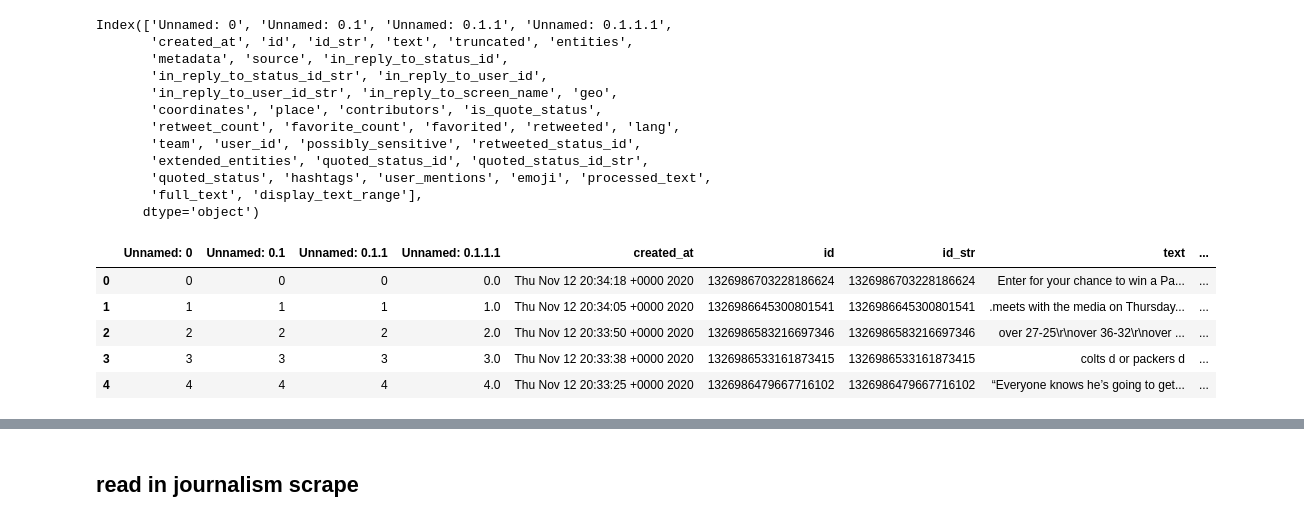
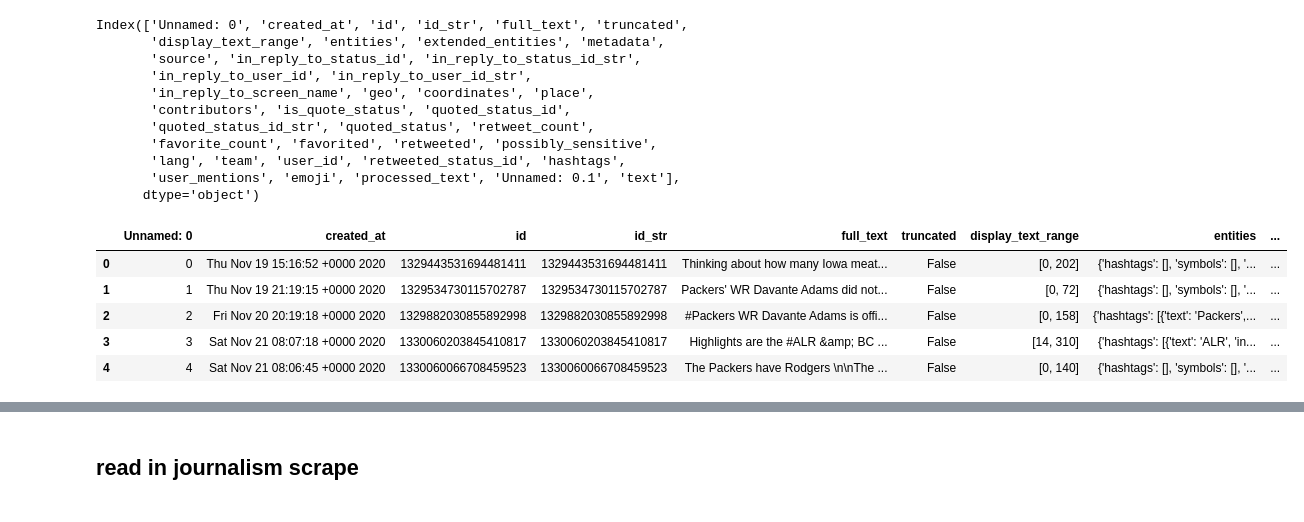
Before and after one commit to belosgood/NFL-popularity-contest, a Jupyter notebook: football-analysis.ipynb, the cells around one changed output, grey strips where cells are left out. Saved outputs shown, nothing was run; the diff lists cells and outputs as text; code cells hidden in the pictures.

```diff
--- a/football-analysis.ipynb
+++ b/football-analysis.ipynb
@@ -13,29 +13,28 @@ import random
 # %%
 pd.set_option('display.max_columns', None)
 pd.set_option('max_colwidth', 280)
 
-football_feed_df = pd.read_csv('football_feed_df.csv')
+football_feed_df = pd.read_csv('football_feed_df_final.csv')
 print(football_feed_df.columns)
 football_feed_df.head()
 # %% [output]
-Index(['Unnamed: 0', 'Unnamed: 0.1', 'Unnamed: 0.1.1', 'Unnamed: 0.1.1.1',
-       'created_at', 'id', 'id_str', 'text', 'truncated', 'entities',
-       'metadata', 'source', 'in_reply_to_status_id',
-       'in_reply_to_status_id_str', 'in_reply_to_user_id',
-       'in_reply_to_user_id_str', 'in_reply_to_screen_name', 'geo',
-       'coordinates', 'place', 'contributors', 'is_quote_status',
-       'retweet_count', 'favorite_count', 'favorited', 'retweeted', 'lang',
-       'team', 'user_id', 'possibly_sensitive', 'retweeted_status_id',
-       'extended_entities', 'quoted_status_id', 'quoted_status_id_str',
-       'quoted_status', 'hashtags', 'user_mentions', 'emoji', 'processed_text',
-       'full_text', 'display_text_range'],
+Index(['Unnamed: 0', 'created_at', 'id', 'id_str', 'full_text', 'truncated',
+       'display_text_range', 'entities', 'extended_entities', 'metadata',
+       'source', 'in_reply_to_status_id', 'in_reply_to_status_id_str',
+       'in_reply_to_user_id', 'in_reply_to_user_id_str',
+       'in_reply_to_screen_name', 'geo', 'coordinates', 'place',
+       'contributors', 'is_quote_status', 'quoted_status_id',
+       'quoted_status_id_str', 'quoted_status', 'retweet_count',
+       'favorite_count', 'favorited', 'retweeted', 'possibly_sensitive',
+       'lang', 'team', 'user_id', 'retweeted_status_id', 'hashtags',
+       'user_mentions', 'emoji', 'processed_text', 'Unnamed: 0.1', 'text'],
       dtype='object')
-|  | Unnamed: 0 | Unnamed: 0.1 | Unnamed: 0.1.1 | Unnamed: 0.1.1.1 | created_at | id | id_str | text | ... |
-| 0 | 0 | 0 | 0 | 0.0 | Thu Nov 12 20:34:18 +0000 2020 | 1326986703228186624 | 1326986703228186624 | Enter for your chance to win a Pa... | ... |
-| 1 | 1 | 1 | 1 | 1.0 | Thu Nov 12 20:34:05 +0000 2020 | 1326986645300801541 | 1326986645300801541 | .meets with the media on Thursday... | ... |
-| 2 | 2 | 2 | 2 | 2.0 | Thu Nov 12 20:33:50 +0000 2020 | 1326986583216697346 | 1326986583216697346 | over 27-25\r\nover 36-32\r\nover ... | ... |
-| 3 | 3 | 3 | 3 | 3.0 | Thu Nov 12 20:33:38 +0000 2020 | 1326986533161873415 | 1326986533161873415 | colts d or packers d | ... |
-| 4 | 4 | 4 | 4 | 4.0 | Thu Nov 12 20:33:25 +0000 2020 | 1326986479667716102 | 1326986479667716102 | “Everyone knows he’s going to get... | ... |
+|  | Unnamed: 0 | created_at | id | id_str | full_text | truncated | display_text_range | entities | ... |
+| 0 | 0 | Thu Nov 19 15:16:52 +0000 2020 | 1329443531694481411 | 1329443531694481411 | Thinking about how many Iowa meat... | False | [0, 202] | {'hashtags': [], 'symbols': [], '... | ... |
+| 1 | 1 | Thu Nov 19 21:19:15 +0000 2020 | 1329534730115702787 | 1329534730115702787 | Packers' WR Davante Adams did not... | False | [0, 72] | {'hashtags': [], 'symbols': [], '... | ... |
+| 2 | 2 | Fri Nov 20 20:19:18 +0000 2020 | 1329882030855892998 | 1329882030855892998 | #Packers WR Davante Adams is offi... | False | [0, 158] | {'hashtags': [{'text': 'Packers',... | ... |
+| 3 | 3 | Sat Nov 21 08:07:18 +0000 2020 | 1330060203845410817 | 1330060203845410817 | Highlights are the #ALR &amp; BC ... | False | [14, 310] | {'hashtags': [{'text': 'ALR', 'in... | ... |
+| 4 | 4 | Sat Nov 21 08:06:45 +0000 2020 | 1330060066708459523 | 1330060066708459523 | The Packers have Rodgers \n\nThe ... | False | [0, 140] | {'hashtags': [], 'symbols': [], '... | ... |
 # %%
 #check to see how many repeat tweets we scraped.
 
```
Also changed, not shown: parts of 13 cells of this notebook, 2 other files.
